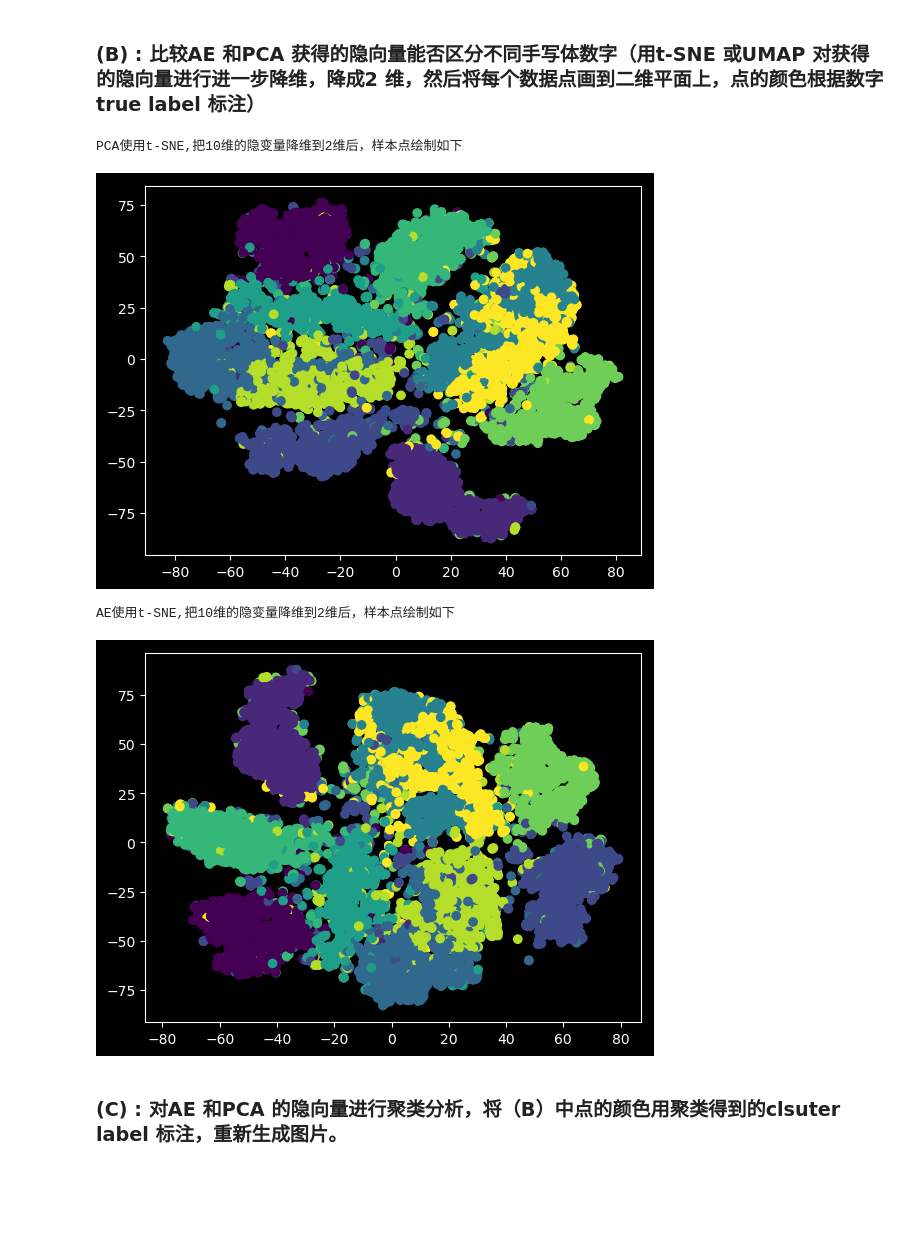
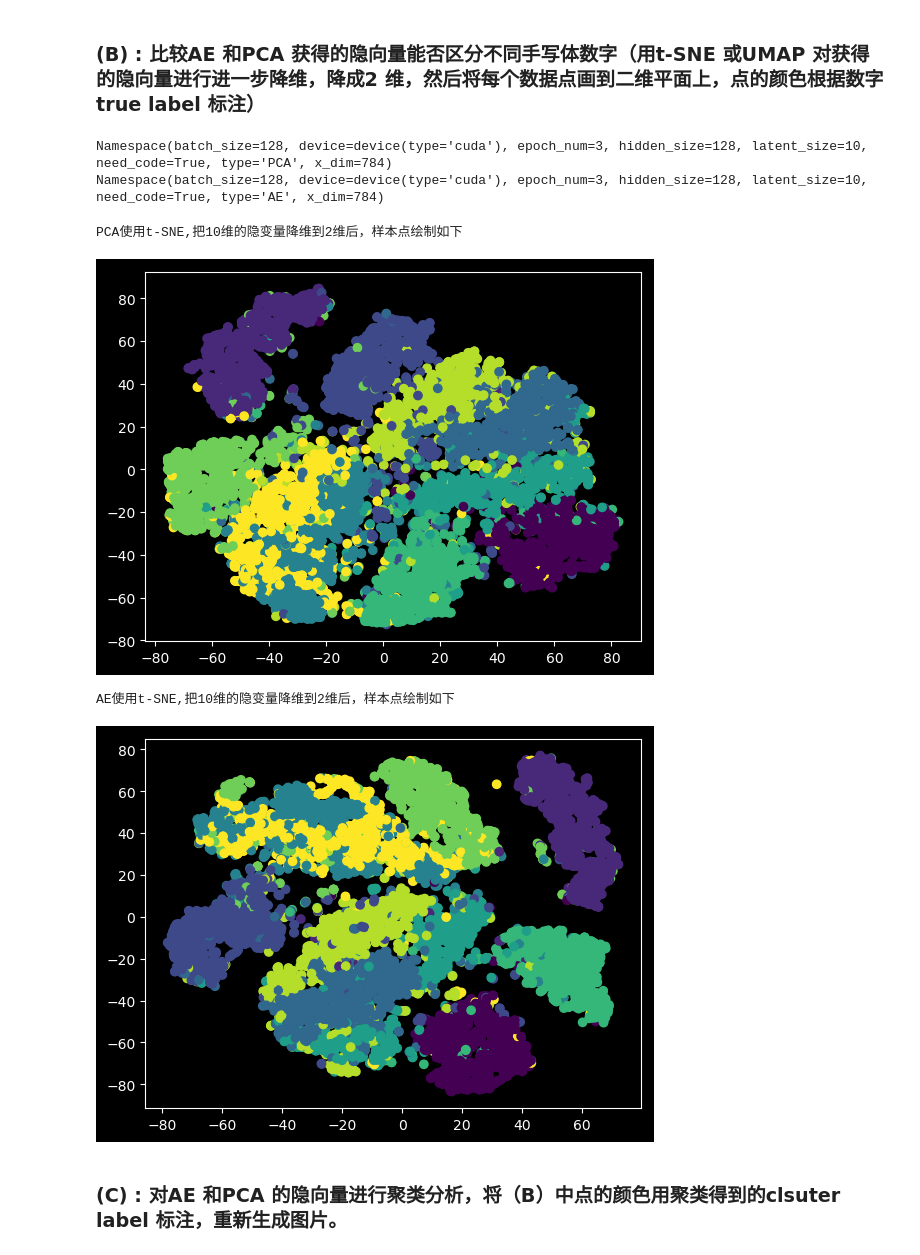
Before and after one commit to JerrySiRi/NJUAI_Learning_partial, a Jupyter notebook: DL/homework2/AE_VAE_CVAE.ipynb, the cells around one changed output. Saved outputs shown, nothing was run; the diff lists cells and outputs as text; code cells hidden in the pictures; blank space fills up the shorter version.

```diff
--- a/DL/homework2/AE_VAE_CVAE.ipynb
+++ b/DL/homework2/AE_VAE_CVAE.ipynb
@@ -166,11 +172,16 @@ class VAE(nn.Module): # 要同时返回中间参数mu和sigma的，用于后续
         std = torch.exp(0.5 * sigma)
         epsilon = torch.randn_like(std)
         z = epsilon * std + mu
+        self.mu = mu
+        self.sigma = sigma
         return mu, sigma, self.decoder(z)
 
     def generate(self,new_code):
         new_code = new_code.to(device)
-        return self.decoder(new_code) # 【假设此时new_code被用户经过正态分布的处理了！】
+        std = torch.exp(0.5 * self.sigma)
+        epsilon = torch.randn_like(std)
+        new_code = epsilon * std + self.mu
+        return self.decoder(new_code) # 【假设此时new_code是N（0,1）中拿出来的】
 
 
 class CVAE(nn.Module):
@@ -184,12 +195,18 @@ class CVAE(nn.Module):
         std = torch.exp(0.5 * sigma)
         epsilon = torch.randn_like(std)
         z = epsilon * std + mu
+        self.mu = mu
+        self.sigma = sigma
         return mu, sigma, self.decoder(z,label) # decoder中再合并
 
-    def generate(self,new_code,label): # 【假设此时new_code被用户经过正态分布的处理了！label就是一个数字】
+    def generate(self,new_code,label):
         new_code = new_code.to(device)
         label = label.to(device)
-        return self.decoder(new_code,label)
+        new_code = new_code.to(device)
+        std = torch.exp(0.5 * self.sigma)
+        epsilon = torch.randn_like(std)
+        new_code = epsilon * std + self.mu
+        return self.decoder(new_code,label) # 【假设此时new_code是N（0,1）中拿出来的】
 # %% [markdown]
 # 1.2 模型训练
 
@@ -614,6 +628,9 @@ if __name__ == "__main__":
     for item in code_with_label_AE:
         code_AE.append(item[0])
         label_AE.append(item[1])
+# %% [output]
+Namespace(batch_size=128, device=device(type='cuda'), epoch_num=3, hidden_size=128, latent_size=10, need_code=True, type='PCA', x_dim=784)
+Namespace(batch_size=128, device=device(type='cuda'), epoch_num=3, hidden_size=128, latent_size=10, need_code=True, type='AE', x_dim=784)
 # %%
 
 # 此时获得的code_PCA是一个batch中所有向量的code！一共234个batch
@@ -633,38 +650,40 @@ for idx in range(1,len(code_PCA)):
         # idx是选列表中第几个batch，num是128个哪个（dim=0），0是1个中哪个（dim=1）
         data_label_PCA.append(label_PCA[idx][num])
 
-X_tsne = tsne_PCA.fit_transform(list(data_code_PCA))
+X_tsne_PCA = tsne_PCA.fit_transform(list(data_code_PCA))
     # 可视化降维结果
 print("PCA使用t-SNE,把10维的隐变量降维到2维后，样本点绘制如下")
-plt.scatter(X_tsne[:, 0], X_tsne[:, 1], c = data_label_PCA)
+plt.scatter(X_tsne_PCA[:, 0], X_tsne_PCA[:, 1], c = data_label_PCA)
 plt.show()
 
     # 创建TSNE对象
 tsne_AE = TSNE(n_components=2)
 
 data_code_AE=[]
 data_label_AE=[]
 
 
 for idx in range(1,len(code_AE)):
     code_AE[idx] = torch.tensor(code_AE[idx]).cpu()
     label_AE[idx] = torch.tensor(label_AE[idx]).cpu()
     for num in range(0,128):
         data_code_AE.append(list(code_AE[idx][num][0]))
         # 【BUG！tsne是接受list类别的样本，不接受一维类别的tensor！】
         # print(code_PCA[idx][num][0].shape)
         # idx是选列表中第几个batch，num是128个哪个（dim=0），0是1个中哪个（dim=1）
         data_label_AE.append(label_AE[idx][num])
 
-X_tsne = tsne_AE.fit_transform(list(data_code_PCA))
+X_tsne_AE = tsne_AE.fit_transform(list(data_code_AE))
     # 可视化降维结果
 print("AE使用t-SNE,把10维的隐变量降维到2维后，样本点绘制如下")
-plt.scatter(X_tsne[:, 0], X_tsne[:, 1], c = data_label_AE)
+plt.scatter(X_tsne_AE[:, 0], X_tsne_AE[:, 1], c = data_label_AE)
 plt.show()
+
+# PCA和AE画图中每个数字所对应的颜色相同，通过参数c传入点的颜色
 # %% [output]
 PCA使用t-SNE,把10维的隐变量降维到2维后，样本点绘制如下
-[figure, old version]
+[figure, new version]
 AE使用t-SNE,把10维的隐变量降维到2维后，样本点绘制如下
-[figure, old version]
+[figure, new version]
 # %% [markdown]
 ### (C) : 对AE 和PCA 的隐向量进⾏聚类分析，将（B）中点的颜色用聚类得到的clsuter label 标注，重新⽣成图⽚。
```
Also changed, not shown: parts of 12 cells of this notebook, 22 other files.
